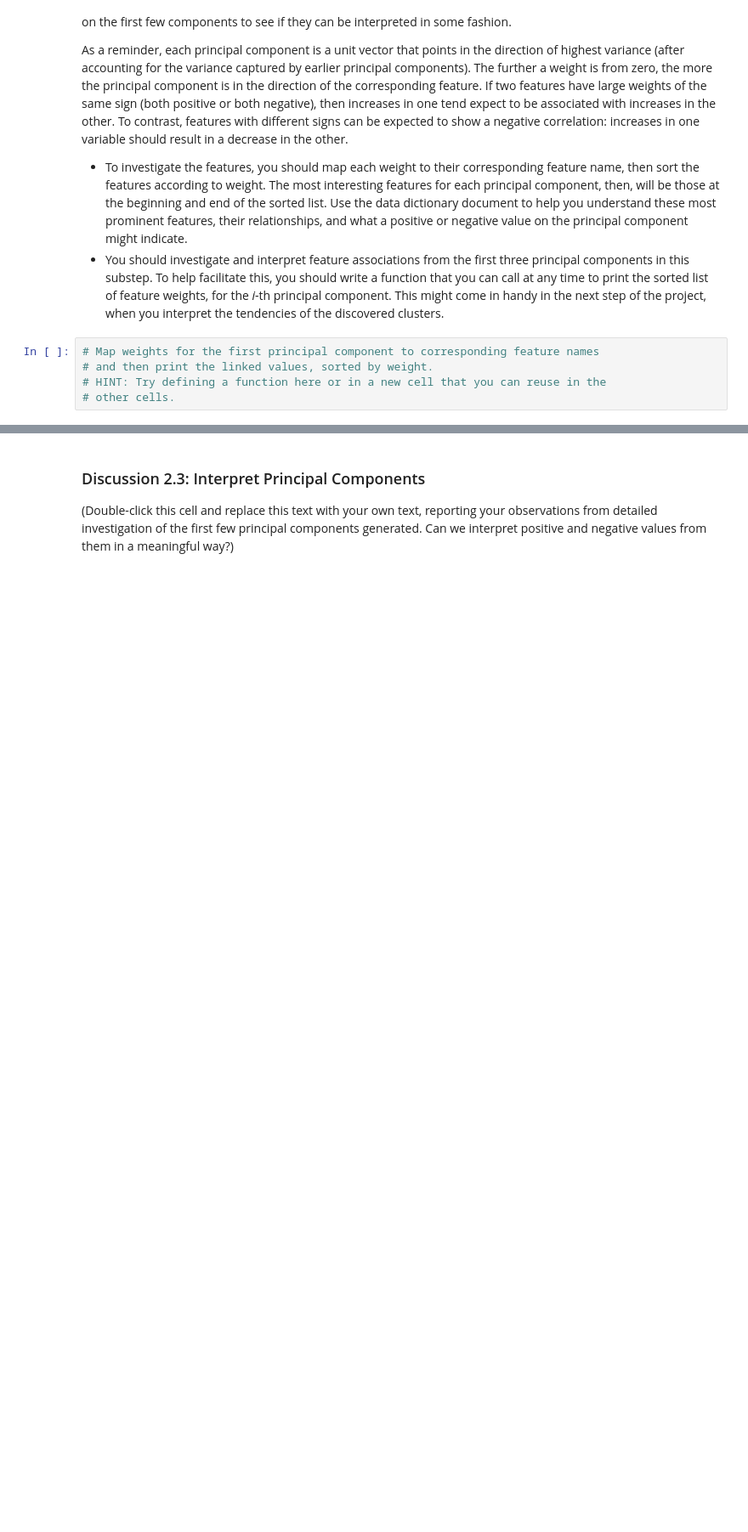
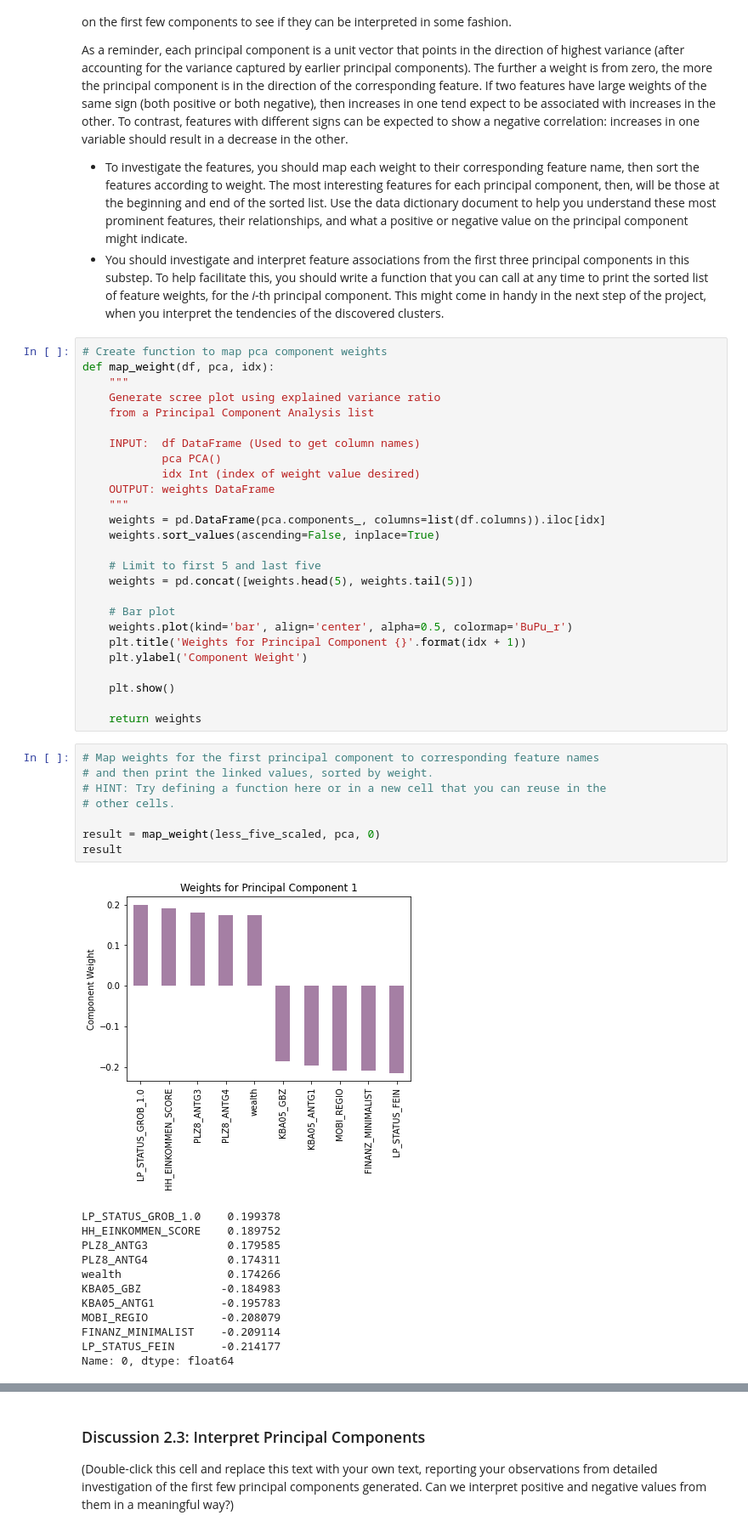
Before and after one commit to GaryLBentley/identify_customer_segments, a Jupyter notebook: Identify_Customer_Segments.ipynb, the cells around one changed output, grey strips where cells are left out. Shown at 85% size. Saved outputs shown, nothing was run; the diff lists cells and outputs as text; blank space fills up the shorter version.

```diff
--- a/Identify_Customer_Segments.ipynb
+++ b/Identify_Customer_Segments.ipynb
@@ -822,11 +822,53 @@ As a reminder, each principal component is a unit vector that points in the dire
 
 - To investigate the features, you should map each weight to their corresponding feature name, then sort the features according to weight. The most interesting features for each principal component, then, will be those at the beginning and end of the sorted list. Use the data dictionary document to help you understand these most prominent features, their relationships, and what a positive or negative value on the principal component might indicate.
 - You should investigate and interpret feature associations from the first three principal components in this substep. To help facilitate this, you should write a function that you can call at any time to print the sorted list of feature weights, for the *i*-th principal component. This might come in handy in the next step of the project, when you interpret the tendencies of the discovered clusters.
+# %%
+# Create function to map pca component weights
+def map_weight(df, pca, idx):
+    """
+    Generate scree plot using explained variance ratio
+    from a Principal Component Analysis list
+
+    INPUT:  df DataFrame (Used to get column names)
+            pca PCA()
+            idx Int (index of weight value desired)
+    OUTPUT: weights DataFrame
+    """
+    weights = pd.DataFrame(pca.components_, columns=list(df.columns)).iloc[idx]
+    weights.sort_values(ascending=False, inplace=True)
+
+    # Limit to first 5 and last five
+    weights = pd.concat([weights.head(5), weights.tail(5)])
+
+    # Bar plot
+    weights.plot(kind='bar', align='center', alpha=0.5, colormap='BuPu_r')
+    plt.title('Weights for Principal Component {}'.format(idx + 1))
+    plt.ylabel('Component Weight')
+
+    plt.show()
+
+    return weights
 # %%
 # Map weights for the first principal component to corresponding feature names
 # and then print the linked values, sorted by weight.
 # HINT: Try defining a function here or in a new cell that you can reuse in the
 # other cells.
+
+result = map_weight(less_five_scaled, pca, 0)
+result
+# %% [output]
+[figure, added]
+LP_STATUS_GROB_1.0    0.199378
+HH_EINKOMMEN_SCORE    0.189752
+PLZ8_ANTG3            0.179585
+PLZ8_ANTG4            0.174311
+wealth                0.174266
+KBA05_GBZ            -0.184983
+KBA05_ANTG1          -0.195783
+MOBI_REGIO           -0.208079
+FINANZ_MINIMALIST    -0.209114
+LP_STATUS_FEIN       -0.214177
+Name: 0, dtype: float64
 # %%
 # Map weights for the second principal component to corresponding feature names
 # and then print the linked values, sorted by weight.
```
Also changed, not shown: parts of 9 cells of this notebook.
